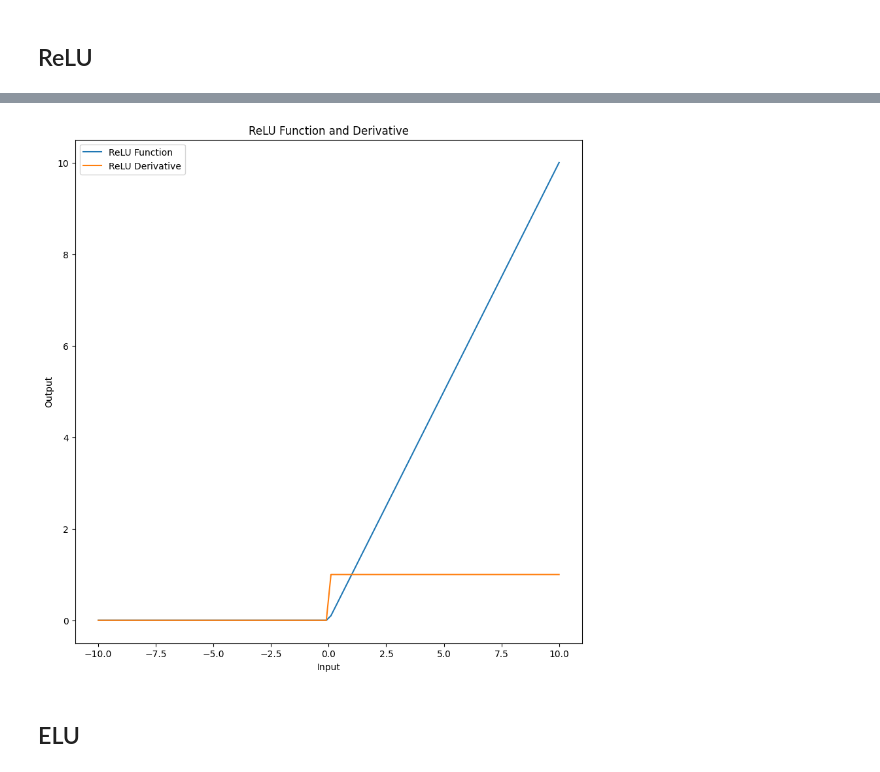
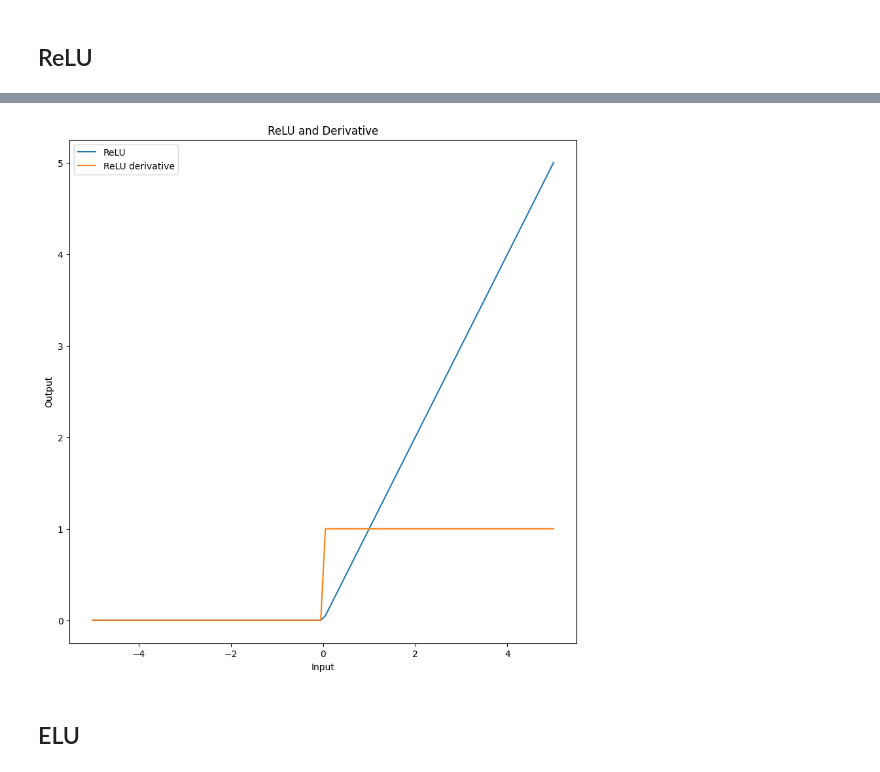
Before and after one commit to marmurr/Deep-Learning, a Jupyter notebook: Deep_learning_lab1.ipynb, the cells around one changed output, grey strips where cells are left out. Cells and saved outputs as stored; diff of their text form; code cells hidden in the pictures.

Commit message:
Lab 1: loss functions and activation functions

```diff
--- a/Deep_learning_lab1.ipynb
+++ b/Deep_learning_lab1.ipynb
@@ -7,0 +12,13 @@ import matplotlib.pyplot as plt
+# %%
+def visualize(func_name, func, func_derivative):
+  x_values = np.linspace(-5, 5, 100)
+  func_values = func(x_values)
+  func_derivative_values = func_derivative(x_values)
+  plt.figure(figsize=(10, 10))
+  plt.plot(x_values, func_values, label=func_name)
+  plt.plot(x_values, func_derivative_values, label=func_name+" derivative")
+  plt.title(func_name + ' and Derivative')
+  plt.xlabel('Input')
+  plt.ylabel('Output')
+  plt.legend()
+  plt.show()
@@ -72,14 +102,7 @@ relu_derivative_values = relu_derivative(x_values)
-# %%
-plt.figure(figsize=(10, 10))
-plt.plot(x_values, relu_values, label='ReLU Function')
-plt.plot(x_values, relu_derivative_values, label='ReLU Derivative')
-plt.title('ReLU Function and Derivative')
-plt.xlabel('Input')
-plt.ylabel('Output')
-plt.legend()
-plt.show()
-# %% [output]
-[figure, removed]
+# %%
+visualize("ReLU",relu,relu_derivative)
+# %% [output]
+[figure, added]
 # %% [markdown]
 ## ELU
 # %%
```
Also changed, not shown: parts of 40 cells of this notebook.
